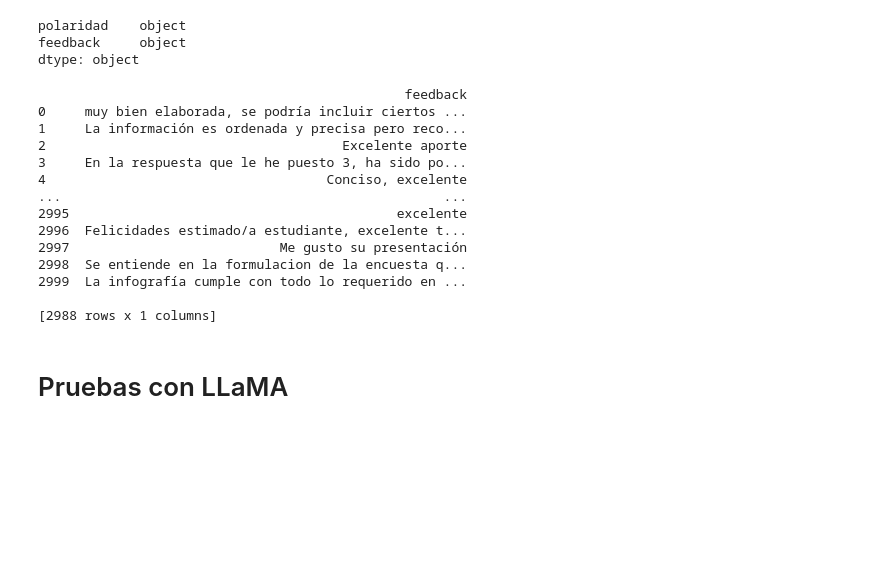
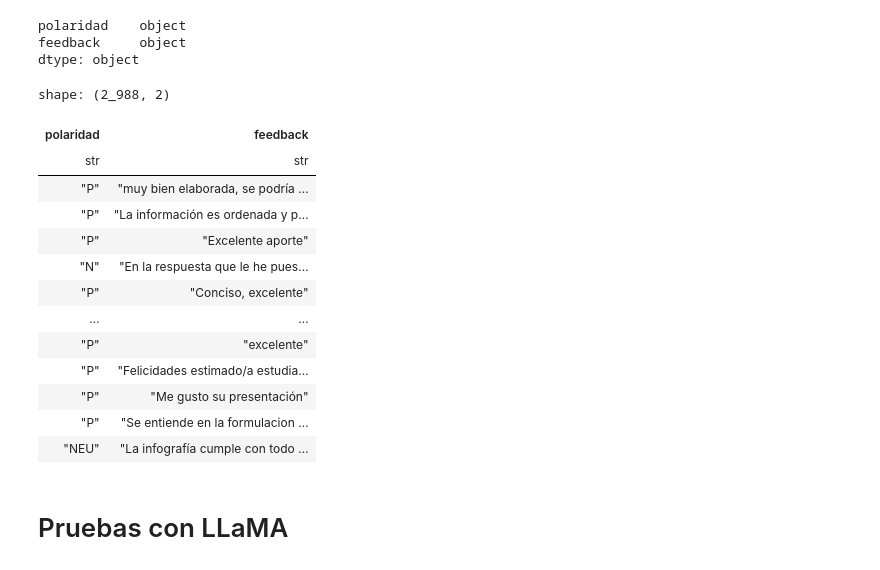
Before and after one commit to juan975/practicum2.2, a Jupyter notebook: Clasificador/clasificador.ipynb, the cells around one changed output. Drawn from its saved outputs; the diff is of its cells as text; code cells hidden in the pictures; blank space fills up the shorter version.

```diff
--- a/Clasificador/clasificador.ipynb
+++ b/Clasificador/clasificador.ipynb
@@ -109,17 +106,0 @@ dfTexto = df['feedback'].to_frame(name='feedback')
-# %%
-print(dfTexto)
-# %% [output]
-                                               feedback
-0     muy bien elaborada, se podría incluir ciertos ...
-1     La información es ordenada y precisa pero reco...
-2                                      Excelente aporte
-3     En la respuesta que le he puesto 3, ha sido po...
-4                                    Conciso, excelente
-...                                                 ...
-2995                                          excelente
-2996  Felicidades estimado/a estudiante, excelente t...
-2997                           Me gusto su presentación
-2998  Se entiende en la formulacion de la encuesta q...
-2999  La infografía cumple con todo lo requerido en ...
-
-[2988 rows x 1 columns]
@@ -126,3 +113,20 @@ print(dfTexto)
+# %%
+df_polars
+# %% [output]
+shape: (2_988, 2)
+| polaridad | feedback |
+| str | str |
+| "P" | "muy bien elaborada, se podría … |
+| "P" | "La información es ordenada y p… |
+| "P" | "Excelente aporte" |
+| "N" | "En la respuesta que le he pues… |
+| "P" | "Conciso, excelente" |
+| … | … |
+| "P" | "excelente" |
+| "P" | "Felicidades estimado/a estudia… |
+| "P" | "Me gusto su presentación" |
+| "P" | "Se entiende en la formulacion … |
+| "NEU" | "La infografía cumple con todo … |
 # %%
 import requests
 import time
```
Also changed, not shown: parts of 15 cells of this notebook.
